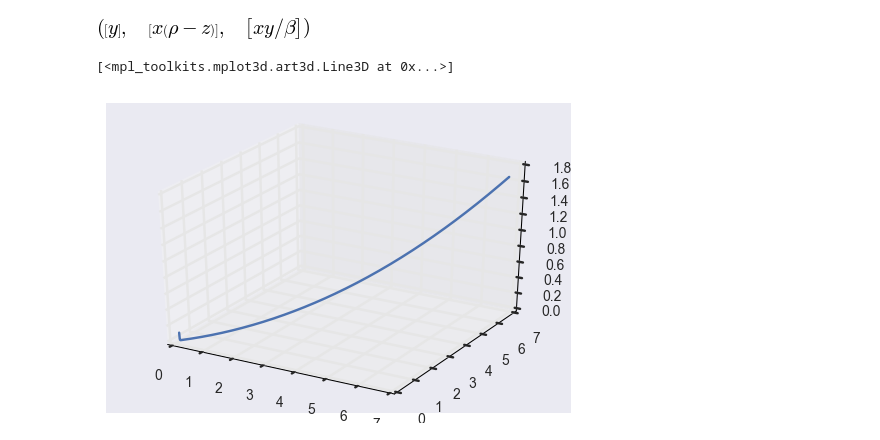
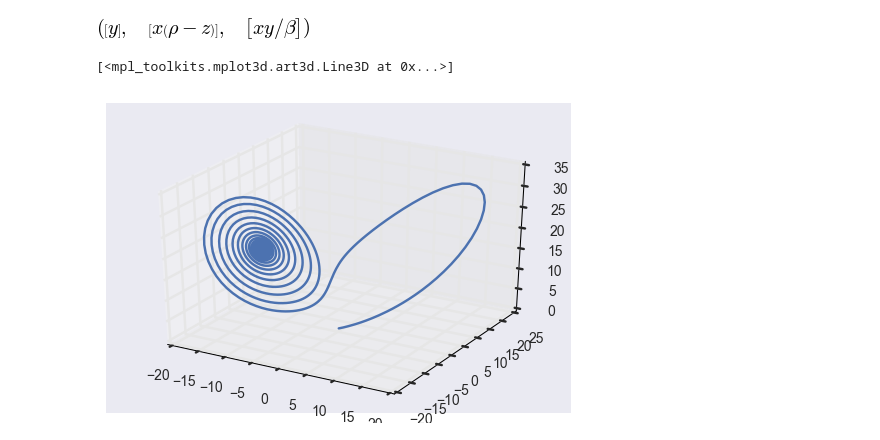
Before and after one commit to brickett/CBE40497, a Jupyter notebook: Lorenz.ipynb, the cells around one changed output. Cells and saved outputs as stored; diff of their text form; code cells hidden in the pictures.

```diff
--- a/Lorenz.ipynb
+++ b/Lorenz.ipynb
@@ -103,24 +103,25 @@ jslink((w, 'value'), (w2, 'value'))
 display(w,w2)
 # %%
 #define parameters
-sigma_in = 10
-rho_in = 8/3
-beta_in = 28
+sigma_in = u.value
+rho_in = v.value
+beta_in = w.value
 
 #initial condition
 xyz_0 = [0.1, 0.1, 0.1]
 
 #timestep
 dt = 0.01
 tf = 1000
 t = np.linspace(0, tf, tf/dt+1)
 
 x_y_z = odeint(lorenz_rhs, xyz_0, t)
 
 #plot
+sns.set_style({"axes.linewidth":"0.01"})
 fig = plt.figure()
 ax = fig.gca(projection='3d')
 ax.plot(x_y_z[:,0], x_y_z[:,1], x_y_z[:,2])
 # %% [output]
 [<mpl_toolkits.mplot3d.art3d.Line3D at 0x...>]
-[figure, old version]
+[figure, new version]
```
